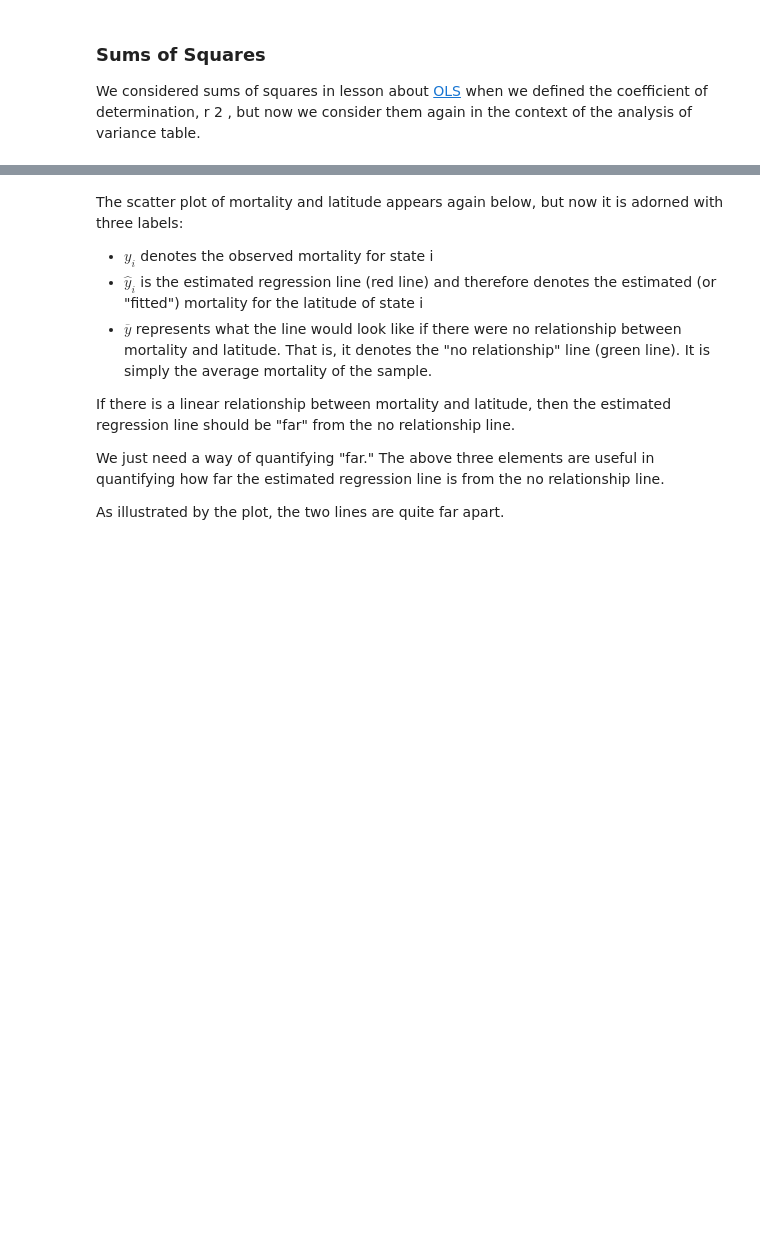
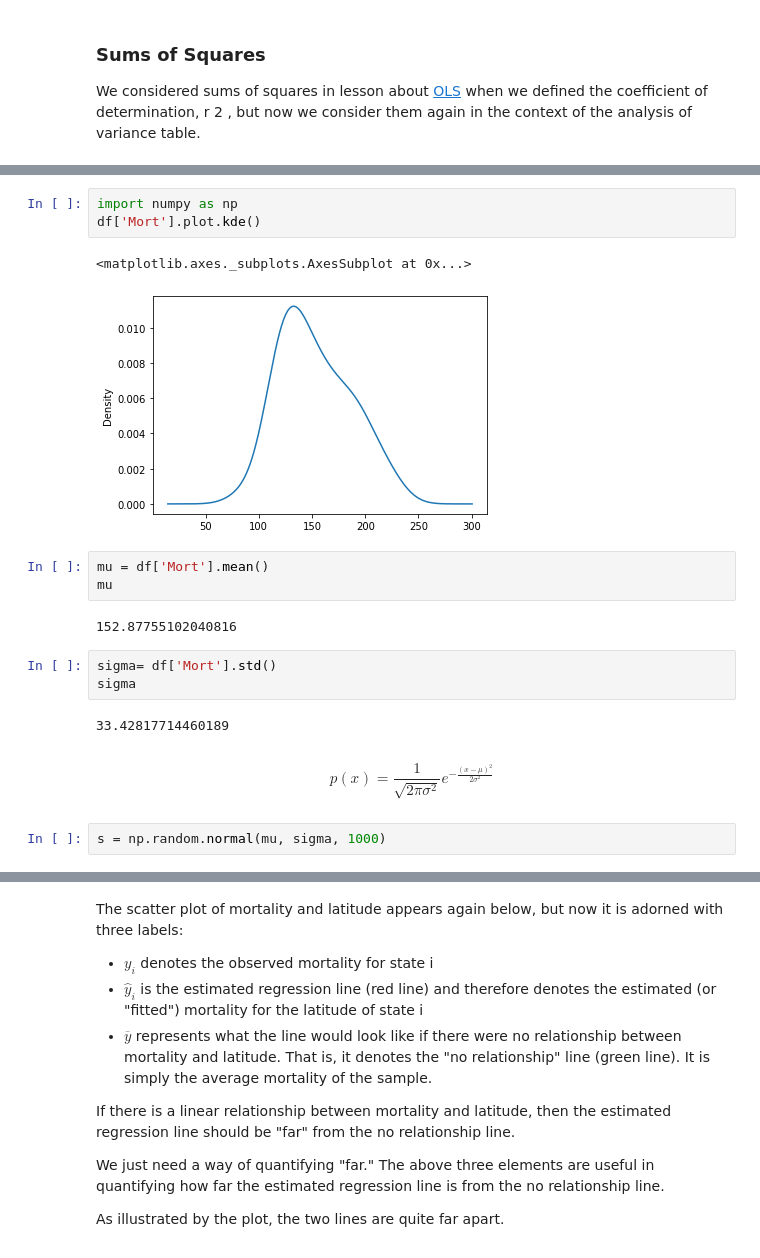
Before and after one commit to thomaspernet/PythonTeaching, a Jupyter notebook: Lectures/XX_Machine_learning/03_Sum_Squares.ipynb, the cells around one changed output, grey strips where cells are left out. Drawn from its saved outputs; the diff is of its cells as text; blank space fills up the shorter version.

```diff
--- a/Lectures/XX_Machine_learning/03_Sum_Squares.ipynb
+++ b/Lectures/XX_Machine_learning/03_Sum_Squares.ipynb
@@ -169,0 +278,20 @@ plt.show()
+# %%
+import numpy as np
+df['Mort'].plot.kde()
+# %% [output]
+<matplotlib.axes._subplots.AxesSubplot at 0x...>
+[figure, added]
+# %%
+mu = df['Mort'].mean()
+mu
+# %% [output]
+152.87755102040816
+# %%
+sigma= df['Mort'].std()
+sigma
+# %% [output]
+33.42817714460189
+# %% [markdown]
+$$p(x) = \frac{1}{\sqrt{ 2 \pi \sigma^2 }} e^{ - \frac{ (x - \mu)^2 } {2 \sigma^2} }$$
+# %%
+s = np.random.normal(mu, sigma, 1000)
```
Also changed, not shown: parts of 20 cells of this notebook, 2 other files.
